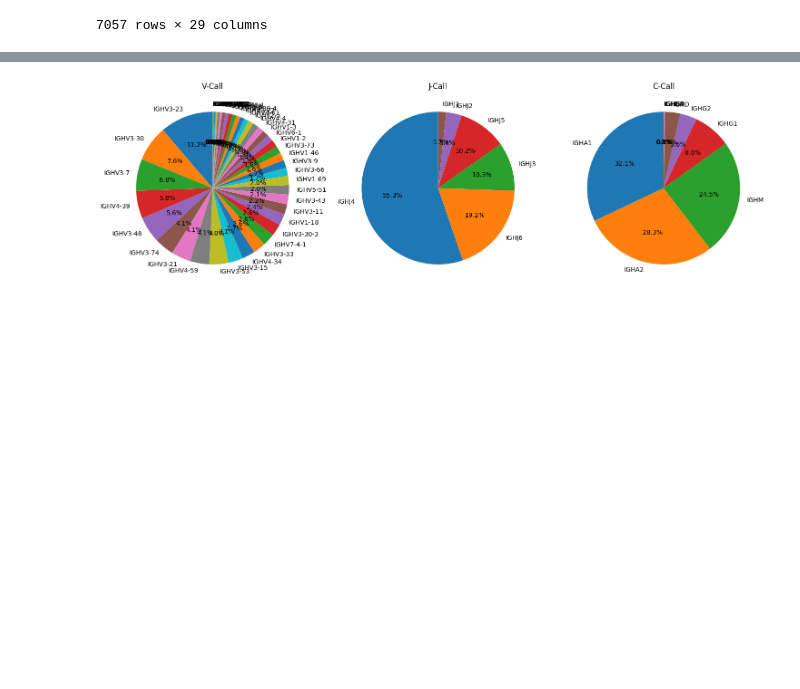
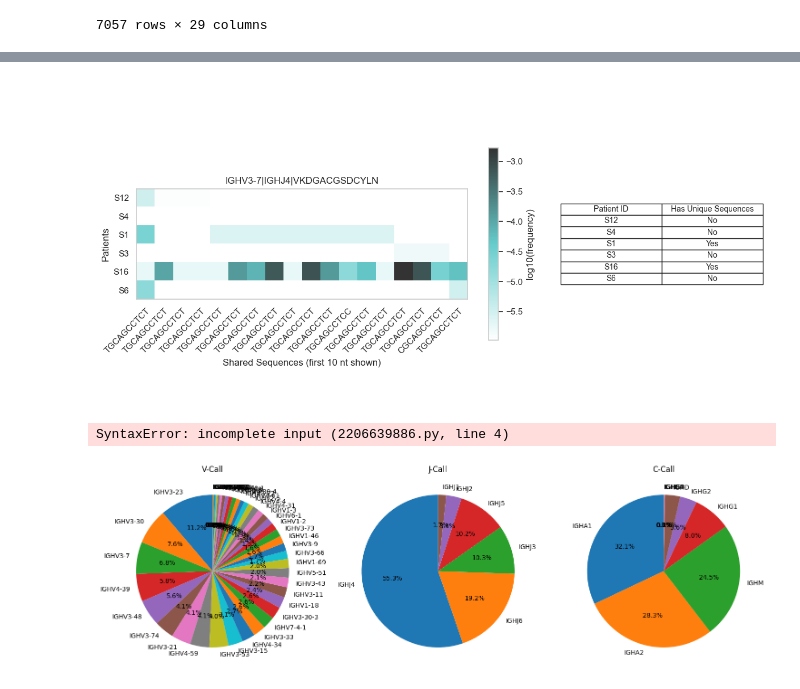
Before and after one commit to DaeheonKwon/Grad_proj, a Jupyter notebook: playground.ipynb, the cells around one changed output, grey strips where cells are left out. Saved outputs shown, nothing was run; the diff lists cells and outputs as text; code cells hidden in the pictures; blank space fills up the shorter version.

Commit message:
~completed contamination search, saved to figure

```diff
--- a/playground.ipynb
+++ b/playground.ipynb
@@ -126,0 +150,5 @@ clone_marked_not_unique
+# %%
+clone_marked = pd.read_csv('../Data/sjogren_unique_sequences_marked.csv')
+clone1 = clone_marked.groupby('clonotype').get_group(clone_marked['clonotype'].unique()[1])
+clone1
+# shared['sequence'].value_counts()
@@ -126,0 +235,11 @@ clone_marked_not_unique
+# %%
+
+temp = clone_marked.groupby('clonotype').get_group(clone_marked['clonotype'].unique()[1])
+shared_temp = temp[(temp['isShared'] == True)]
+show_single_clonotype(shared_temp, temp)
+# %% [output]
+[figure, added]
+# %%
+for clonotype in clone_marked['clonotype'].unique():
+# %% [output]
+SyntaxError: incomplete input (2206639886.py, line 4)
```
Also changed, not shown: parts of 11 cells of this notebook, 1 other file.
